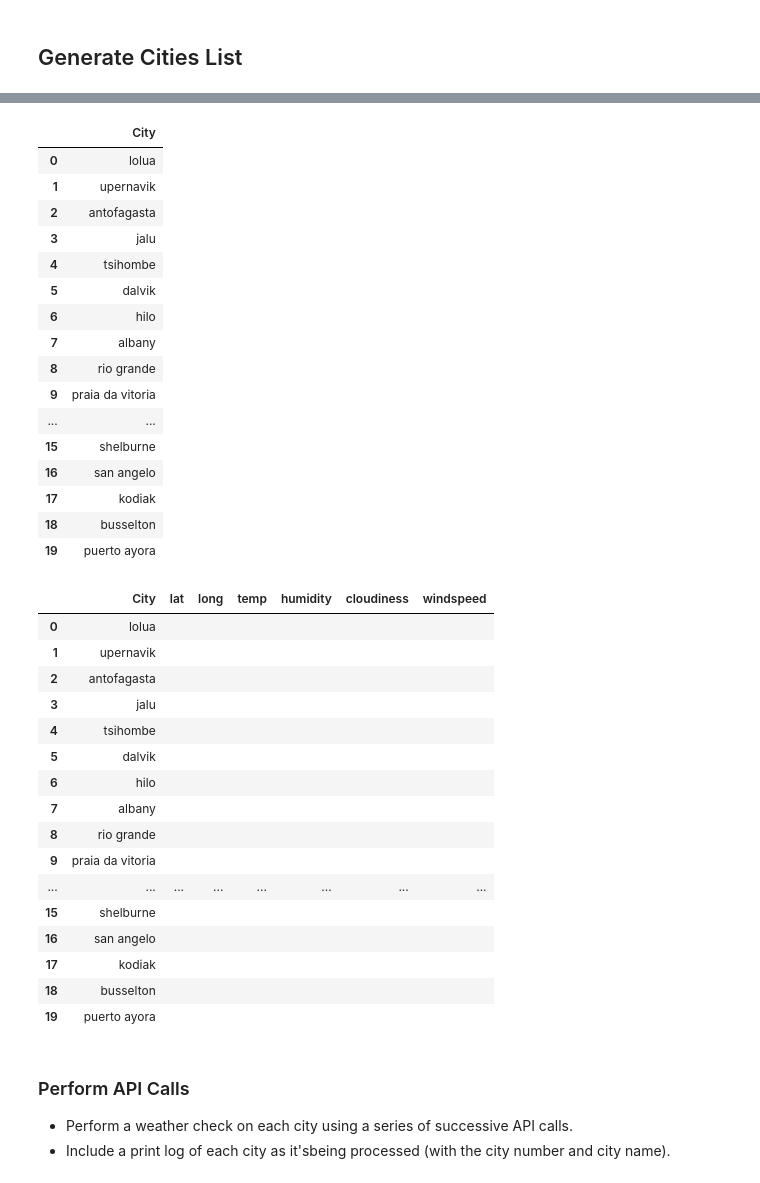
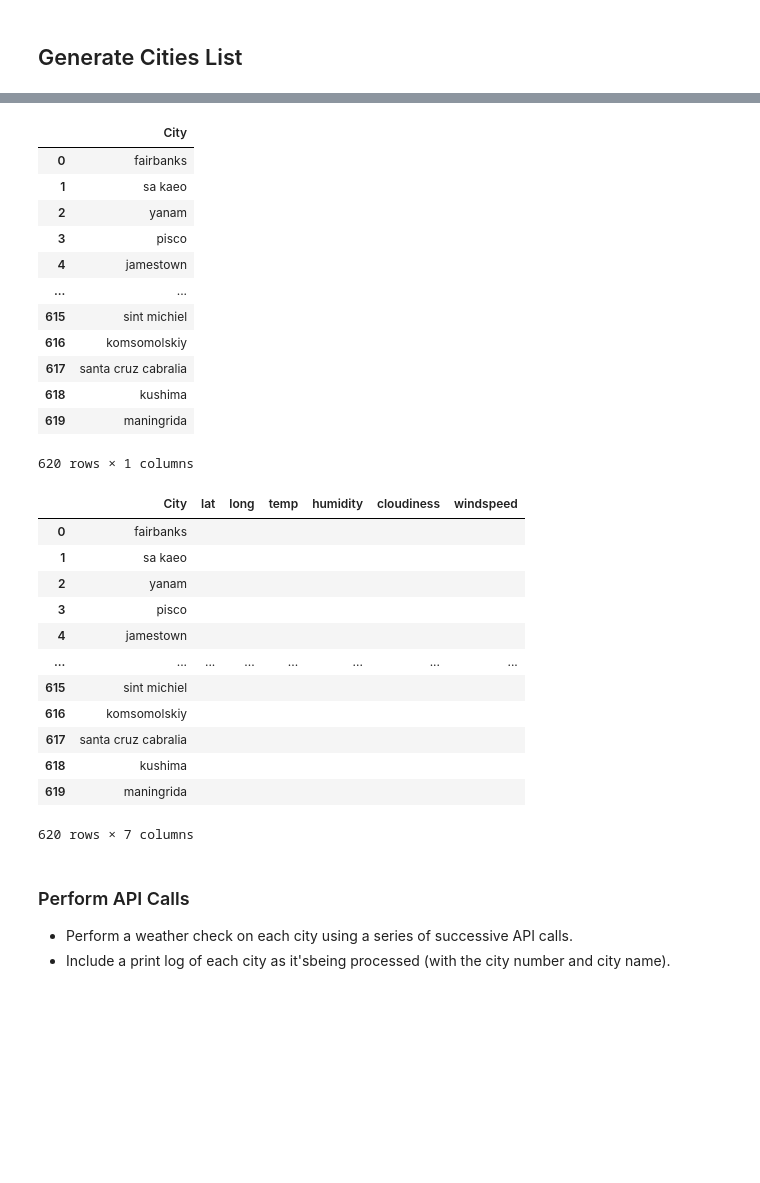
Before and after one commit to ttoffey/Python_API_Challenge, a Jupyter notebook: WeatherPy/WeatherPy.ipynb, the cells around one changed output, grey strips where cells are left out. Cells and saved outputs as stored; diff of their text form; code cells hidden in the pictures; blank space fills up the shorter version.

```diff
--- a/WeatherPy/WeatherPy.ipynb
+++ b/WeatherPy/WeatherPy.ipynb
@@ -63,26 +63,23 @@ print(len(cities_20))
 20
 # %%
-df = pd.DataFrame(cities_20)
+#df = pd.DataFrame(cities_20)
+df = pd.DataFrame(cities)
 df=df.rename(columns={0:'City'})
 df
 # %% [output]
 |  | City |
-| 0 | lolua |
-| 1 | upernavik |
-| 2 | antofagasta |
-| 3 | jalu |
-| 4 | tsihombe |
-| 5 | dalvik |
-| 6 | hilo |
-| 7 | albany |
-| 8 | rio grande |
-| 9 | praia da vitoria |
+| 0 | fairbanks |
+| 1 | sa kaeo |
+| 2 | yanam |
+| 3 | pisco |
+| 4 | jamestown |
 | ... | ... |
-| 15 | shelburne |
-| 16 | san angelo |
-| 17 | kodiak |
-| 18 | busselton |
-| 19 | puerto ayora |
+| 615 | sint michiel |
+| 616 | komsomolskiy |
+| 617 | santa cruz cabralia |
+| 618 | kushima |
+| 619 | maningrida |
+620 rows × 1 columns
 # %%
 df['lat'] = ""
 df['long'] = ""
@@ -93,22 +90,18 @@ df['windspeed'] = ""
 df
 # %% [output]
 |  | City | lat | long | temp | humidity | cloudiness | windspeed |
-| 0 | lolua |  |  |  |  |  |  |
-| 1 | upernavik |  |  |  |  |  |  |
-| 2 | antofagasta |  |  |  |  |  |  |
-| 3 | jalu |  |  |  |  |  |  |
-| 4 | tsihombe |  |  |  |  |  |  |
-| 5 | dalvik |  |  |  |  |  |  |
-| 6 | hilo |  |  |  |  |  |  |
-| 7 | albany |  |  |  |  |  |  |
-| 8 | rio grande |  |  |  |  |  |  |
-| 9 | praia da vitoria |  |  |  |  |  |  |
+| 0 | fairbanks |  |  |  |  |  |  |
+| 1 | sa kaeo |  |  |  |  |  |  |
+| 2 | yanam |  |  |  |  |  |  |
+| 3 | pisco |  |  |  |  |  |  |
+| 4 | jamestown |  |  |  |  |  |  |
 | ... | ... | ... | ... | ... | ... | ... | ... |
-| 15 | shelburne |  |  |  |  |  |  |
-| 16 | san angelo |  |  |  |  |  |  |
-| 17 | kodiak |  |  |  |  |  |  |
-| 18 | busselton |  |  |  |  |  |  |
-| 19 | puerto ayora |  |  |  |  |  |  |
+| 615 | sint michiel |  |  |  |  |  |  |
+| 616 | komsomolskiy |  |  |  |  |  |  |
+| 617 | santa cruz cabralia |  |  |  |  |  |  |
+| 618 | kushima |  |  |  |  |  |  |
+| 619 | maningrida |  |  |  |  |  |  |
+620 rows × 7 columns
 # %% [markdown]
 ### Perform API Calls
 * Perform a weather check on each city using a series of successive API calls.
```
Also changed, not shown: parts of 14 cells of this notebook, 1 other file.
